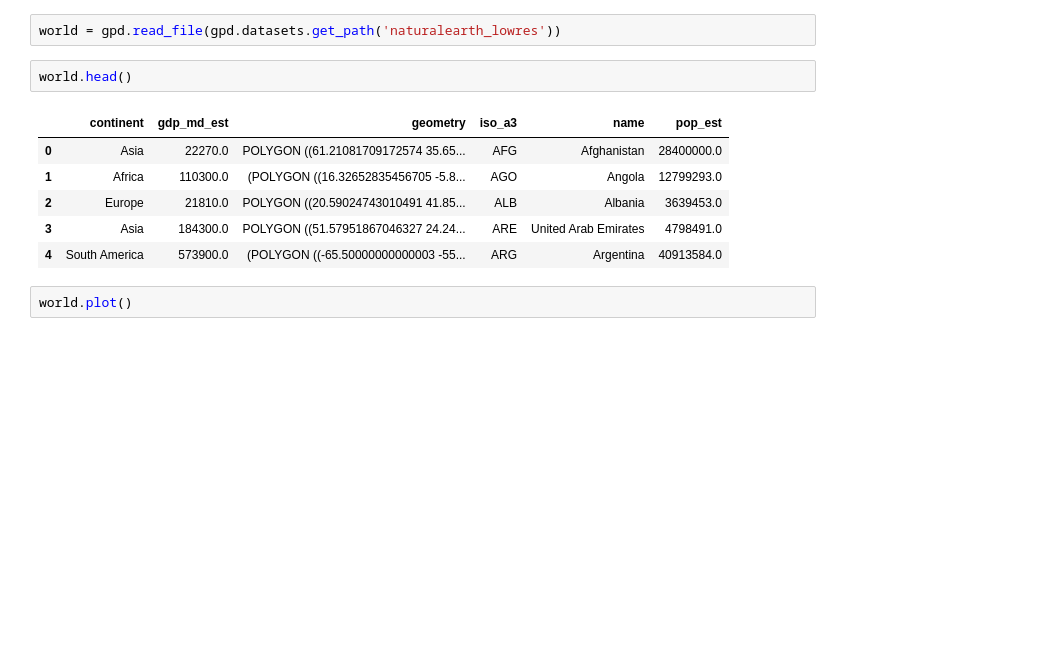
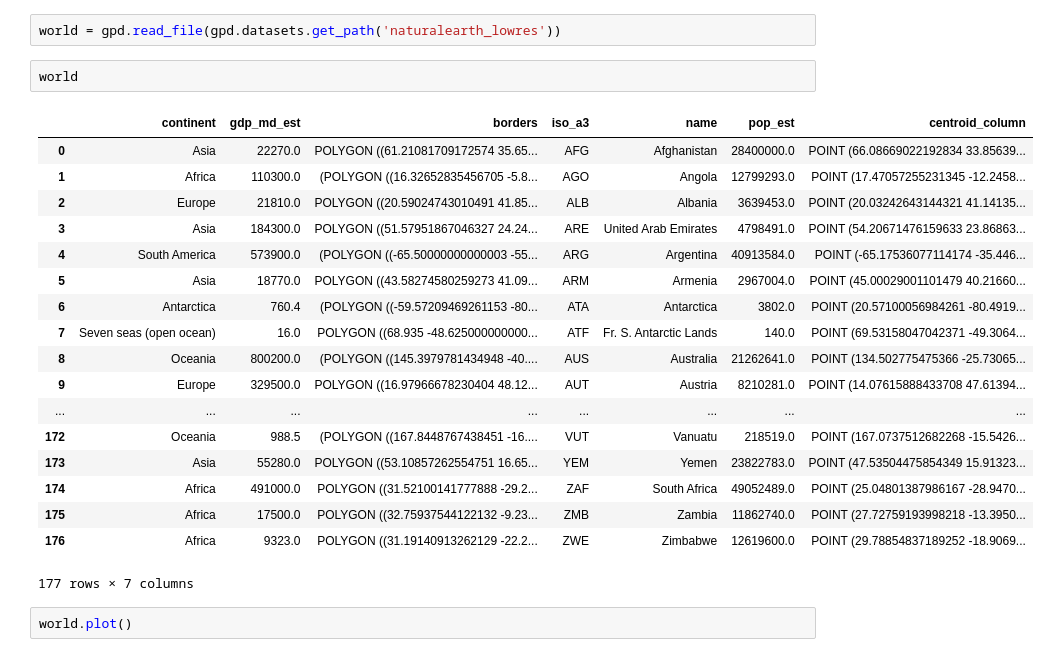
Before and after one commit to fjcamillo/Learn-GeoPandas, a Jupyter notebook: project_files/GeoPandas.ipynb, the cells around one changed output. Saved outputs shown, nothing was run; the diff lists cells and outputs as text; blank space fills up the shorter version.

```diff
--- a/project_files/GeoPandas.ipynb
+++ b/project_files/GeoPandas.ipynb
@@ -9,14 +9,26 @@ import matplotlib.pyplot as plt
 # %%
 world = gpd.read_file(gpd.datasets.get_path('naturalearth_lowres'))
 # %%
-world.head()
+world
 # %% [output]
-|  | continent | gdp_md_est | geometry | iso_a3 | name | pop_est |
-| 0 | Asia | 22270.0 | POLYGON ((61.21081709172574 35.65... | AFG | Afghanistan | 28400000.0 |
-| 1 | Africa | 110300.0 | (POLYGON ((16.32652835456705 -5.8... | AGO | Angola | 12799293.0 |
-| 2 | Europe | 21810.0 | POLYGON ((20.59024743010491 41.85... | ALB | Albania | 3639453.0 |
-| 3 | Asia | 184300.0 | POLYGON ((51.57951867046327 24.24... | ARE | United Arab Emirates | 4798491.0 |
-| 4 | South America | 573900.0 | (POLYGON ((-65.50000000000003 -55... | ARG | Argentina | 40913584.0 |
+|  | continent | gdp_md_est | borders | iso_a3 | name | pop_est | centroid_column |
+| 0 | Asia | 22270.0 | POLYGON ((61.21081709172574 35.65... | AFG | Afghanistan | 28400000.0 | POINT (66.08669022192834 33.85639... |
+| 1 | Africa | 110300.0 | (POLYGON ((16.32652835456705 -5.8... | AGO | Angola | 12799293.0 | POINT (17.47057255231345 -12.2458... |
+| 2 | Europe | 21810.0 | POLYGON ((20.59024743010491 41.85... | ALB | Albania | 3639453.0 | POINT (20.03242643144321 41.14135... |
+| 3 | Asia | 184300.0 | POLYGON ((51.57951867046327 24.24... | ARE | United Arab Emirates | 4798491.0 | POINT (54.20671476159633 23.86863... |
+| 4 | South America | 573900.0 | (POLYGON ((-65.50000000000003 -55... | ARG | Argentina | 40913584.0 | POINT (-65.17536077114174 -35.446... |
+| 5 | Asia | 18770.0 | POLYGON ((43.58274580259273 41.09... | ARM | Armenia | 2967004.0 | POINT (45.00029001101479 40.21660... |
+| 6 | Antarctica | 760.4 | (POLYGON ((-59.57209469261153 -80... | ATA | Antarctica | 3802.0 | POINT (20.57100056984261 -80.4919... |
+| 7 | Seven seas (open ocean) | 16.0 | POLYGON ((68.935 -48.625000000000... | ATF | Fr. S. Antarctic Lands | 140.0 | POINT (69.53158047042371 -49.3064... |
+| 8 | Oceania | 800200.0 | (POLYGON ((145.3979781434948 -40.... | AUS | Australia | 21262641.0 | POINT (134.502775475366 -25.73065... |
+| 9 | Europe | 329500.0 | POLYGON ((16.97966678230404 48.12... | AUT | Austria | 8210281.0 | POINT (14.07615888433708 47.61394... |
+| ... | ... | ... | ... | ... | ... | ... | ... |
+| 172 | Oceania | 988.5 | (POLYGON ((167.8448767438451 -16.... | VUT | Vanuatu | 218519.0 | POINT (167.0737512682268 -15.5426... |
+| 173 | Asia | 55280.0 | POLYGON ((53.10857262554751 16.65... | YEM | Yemen | 23822783.0 | POINT (47.53504475854349 15.91323... |
+| 174 | Africa | 491000.0 | POLYGON ((31.52100141777888 -29.2... | ZAF | South Africa | 49052489.0 | POINT (25.04801387986167 -28.9470... |
+| 175 | Africa | 17500.0 | POLYGON ((32.75937544122132 -9.23... | ZMB | Zambia | 11862740.0 | POINT (27.72759193998218 -13.3950... |
+| 176 | Africa | 9323.0 | POLYGON ((31.19140913262129 -22.2... | ZWE | Zimbabwe | 12619600.0 | POINT (29.78854837189252 -18.9069... |
+177 rows × 7 columns
 # %%
 world.plot()
 # %% [output]
```
